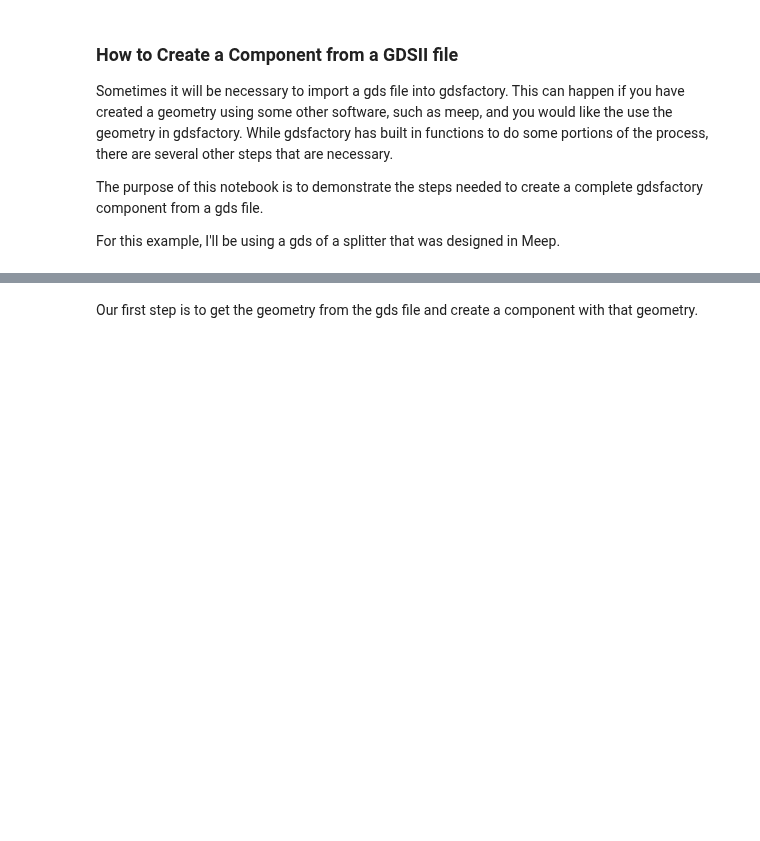
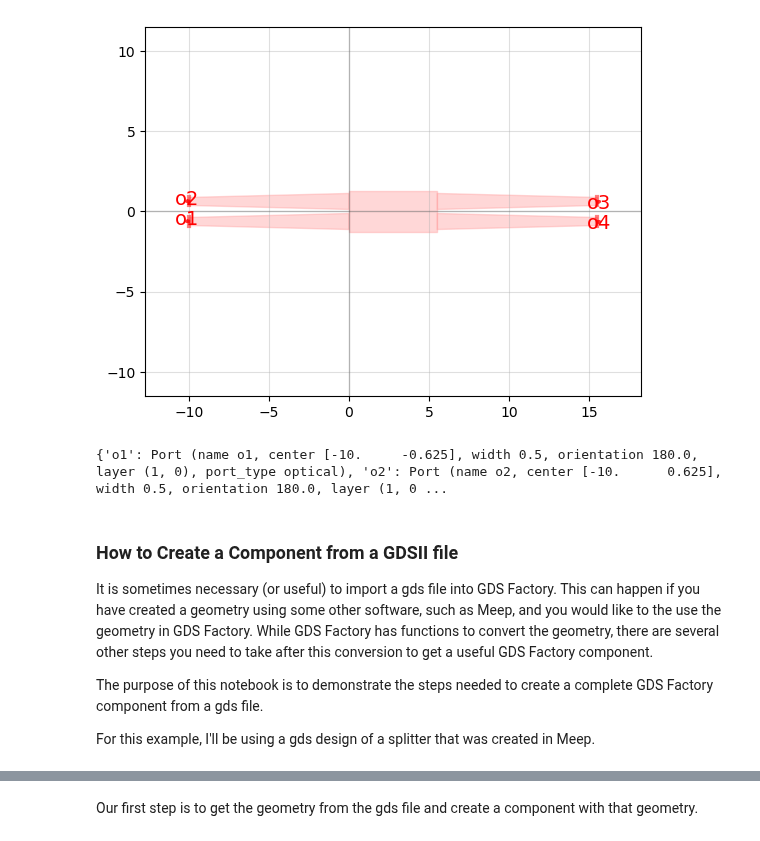
Before and after one commit to BYUCamachoLab/Photonics-Bootcamp, a Jupyter notebook: book/pages/components.ipynb, the cells around one changed output, grey strips where cells are left out. Saved outputs shown, nothing was run; the diff lists cells and outputs as text; code cells hidden in the pictures; blank space fills up the shorter version.

```diff
--- a/book/pages/components.ipynb
+++ b/book/pages/components.ipynb
@@ -17,13 +25,32 @@ In gdsfactory, we create components and then connect them together to create lar
+# %%
+import gdsfactory as gf
+
+# Create a component containing a polygon for the taper
+# This will be referenced in the final component
+taper = gf.Component()
+t_length = 10
+t_input = 0.5
+t_output = 1
+taper.add_polygon(vertices=[(0,-t_input/2),(0,t_input/2),(t_length,t_output/2),(t_length,-t_output/2)], layer=1)
+mmi = gf.Component()
+mmi.add_ref(taper, origin=(-t_length/2,t_output/2), rotation=0)
+mmi.add_ref(taper, origin=(-t_length/2,-t_output/2), rotation=0)
+mmi.add_ref(taper, origin=(t_length/2,t_output/2), rotation=180)
+mmi.add_ref(taper, origin=(t_length/2,-t_output/2), rotation=180)
+c = gf.components.mmi2x2()
+c.plot()
+print(c.ports)
+# %% [output]
+[figure, added]
+{'o1': Port (name o1, center [-10.     -0.625], width 0.5, orientation 180.0, layer (1, 0), port_type optical), 'o2': Port (name o2, center [-10.      0.625], width 0.5, orientation 180.0, layer (1, 0 ...
 # %% [markdown]
 ### How to Create a Component from a GDSII file
 
-Sometimes it will be necessary to import a gds file into gdsfactory. This can happen if you have created a geometry using some other software, such as meep, and you would like the use the geometry in gdsfactory. While gdsfactory has built in functions to do some portions of the process, there are several other steps that are necessary.
+It is sometimes necessary (or useful) to import a gds file into GDS Factory. This can happen if you have created a geometry using some other software, such as Meep, and you would like to the use the geometry in GDS Factory. While GDS Factory has functions to convert the geometry, there are several other steps you need to take after this conversion to get a useful GDS Factory component.
 
-The purpose of this notebook is to demonstrate the steps needed to create a complete gdsfactory component from a gds file.
+The purpose of this notebook is to demonstrate the steps needed to create a complete GDS Factory component from a gds file.
 
-
-
-For this example, I'll be using a gds of a splitter that was designed in Meep.
+For this example, I'll be using a gds design of a splitter that was created in Meep.
 # %% [markdown]
 This is an picture of the gds we will convert to a component:
 ![Image of splitter file](https://raw.githubusercontent.com/BYUCamachoLab/Photonics-Bootcamp/main/book/images/Notebook_Images/compFromGdsTutorial1.png)
```
Also changed, not shown: parts of 11 cells of this notebook, 1 other file.
